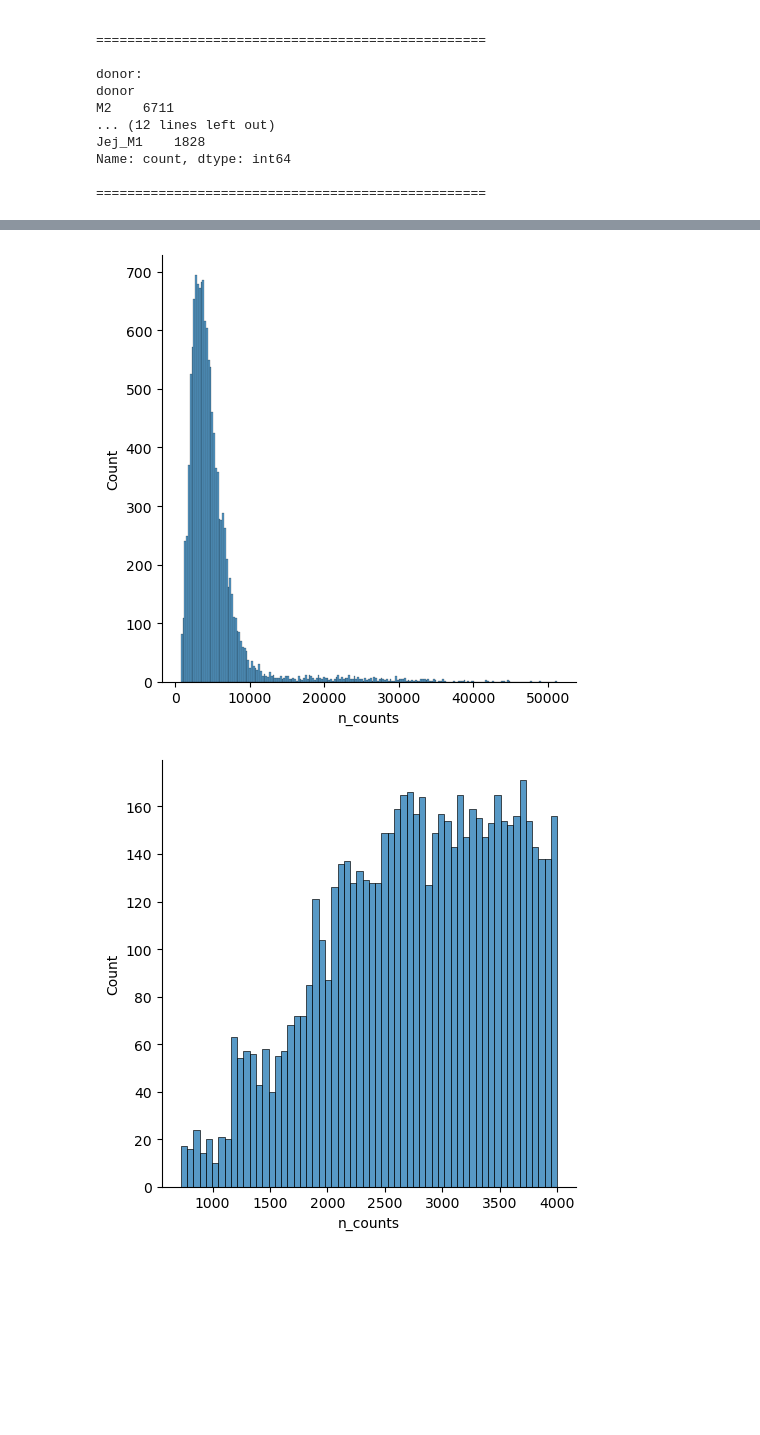
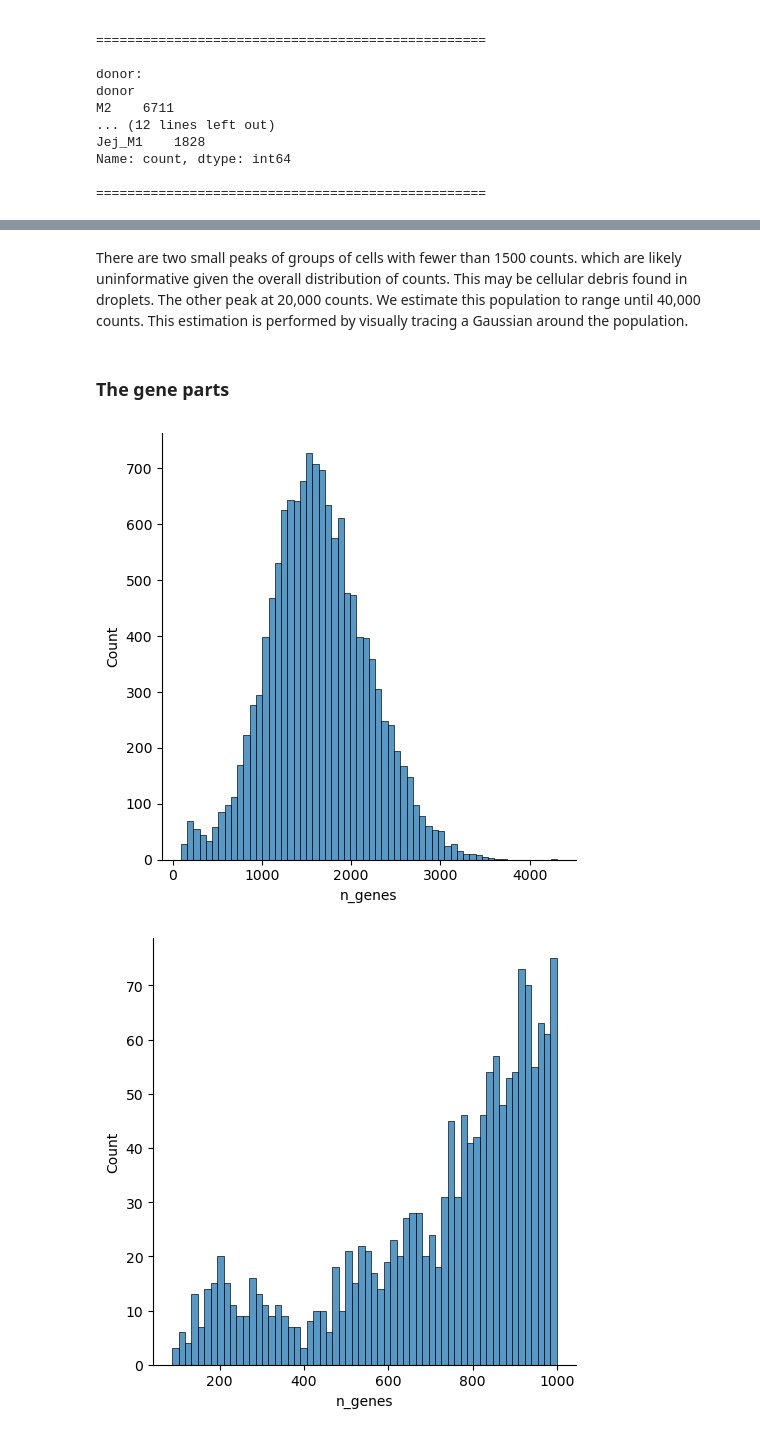
Before and after one commit to DC43-yiyang/MD, a Jupyter notebook: single_analysis.ipynb, the cells around one changed output, grey strips where cells are left out. Saved outputs shown, nothing was run; the diff lists cells and outputs as text; code cells hidden in the pictures; blank space fills up the shorter version.

Commit message:
[UPDATE] Finish the qc part

```diff
--- a/single_analysis.ipynb
+++ b/single_analysis.ipynb
@@ -113,7 +117,6 @@ Name: count, dtype: int64
 adata.obs['n_counts'] = adata.X.sum(1)
 adata.obs['log_counts'] = np.log(adata.obs['n_counts'])
 adata.obs['n_genes'] = (adata.X > 0).sum(1)
-adata.var_names = adata.var_names.str.replace('^mm10_', '', regex=True)
 
 mt_gene_mask = [gene.startswith('mt-') for gene in adata.var_names]
 adata.obs['mt_frac'] = adata.X[:, mt_gene_mask].sum(1)/adata.obs['n_counts']
@@ -134,13 +191,13 @@ p2 = sc.pl.scatter(adata[adata.obs['n_counts']<10000], 'n_counts', 'n_genes', co
+# %% [markdown]
+There are two small peaks of groups of cells with fewer than 1500 counts. which are likely uninformative given the overall distribution of counts. This may be cellular debris found in droplets. The other peak at 20,000 counts. We estimate this population to range until 40,000 counts. This estimation is performed by visually tracing a Gaussian around the population.
+# %% [markdown]
+### The gene parts
 # %%
-# Thresholding decision: counts
-p3 = sb.displot(adata.obs['n_counts'], kde=False)
+p6 = sb.displot(adata.obs['n_genes'], kde=False, bins=60)
 plt.show()
 
-p4 = sb.displot(adata.obs['n_counts'][adata.obs['n_counts']<4000], kde=False, bins=60)
+p7 = sb.displot(adata.obs['n_genes'][adata.obs['n_genes']<1000], kde=False, bins=60)
 plt.show()
-
-p5 = sb.displot(adata.obs['n_counts'][adata.obs['n_counts']>10000], kde=False, bins=60)
-plt.show()
 # %% [output]
-[figure, old version]
+[figure, new version]
-[figure, old version]
+[figure, new version]
```
Also changed, not shown: parts of 19 cells of this notebook.
